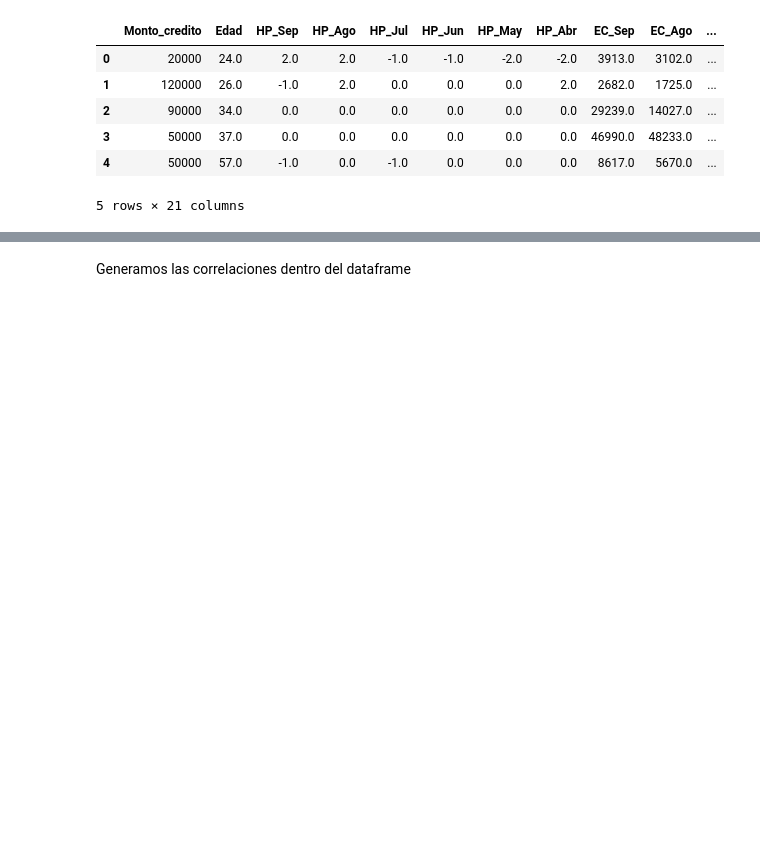
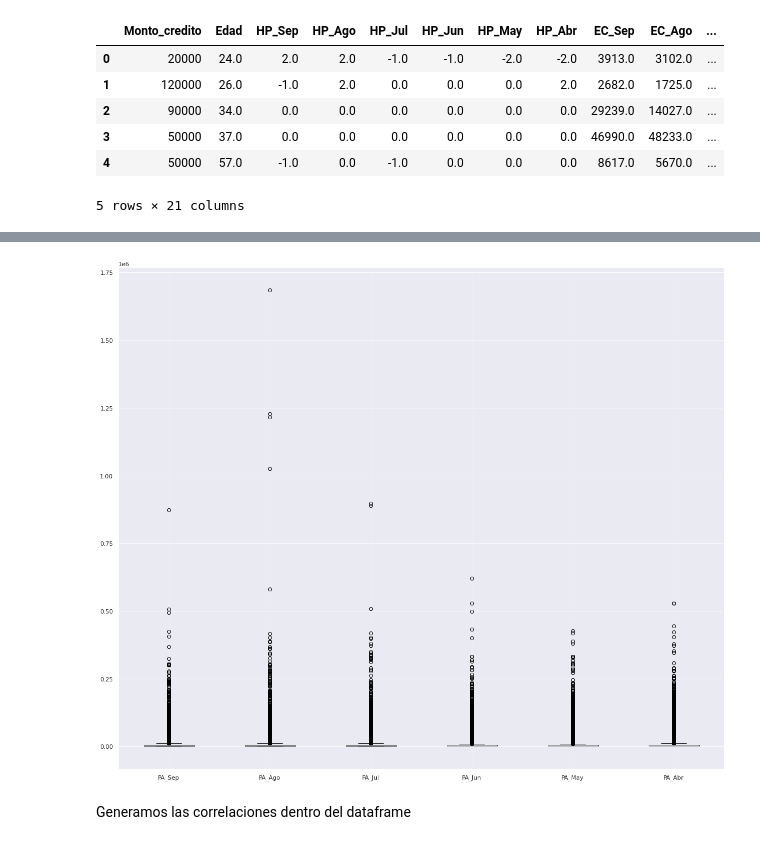
Before and after one commit to PosgradoMNA/actividades-del-projecto-equipo_56, a Jupyter notebook: Actividad1_Equipo56.ipynb, the cells around one changed output, grey strips where cells are left out. Saved outputs shown, nothing was run; the diff lists cells and outputs as text; code cells hidden in the pictures; blank space fills up the shorter version.

```diff
--- a/Actividad1_Equipo56.ipynb
+++ b/Actividad1_Equipo56.ipynb
@@ -639,3 +651,7 @@ ndf.head()
+# %%
+boxplot_pa = ndf.boxplot(column=['PA_Sep', 'PA_Ago', 'PA_Jul', 'PA_Jun', 'PA_May','PA_Abr'])
+# %% [output]
+[figure, added]
 # %% [markdown]
 Generamos las correlaciones dentro del dataframe
 # %%
```
Also changed, not shown: parts of 4 cells of this notebook.
